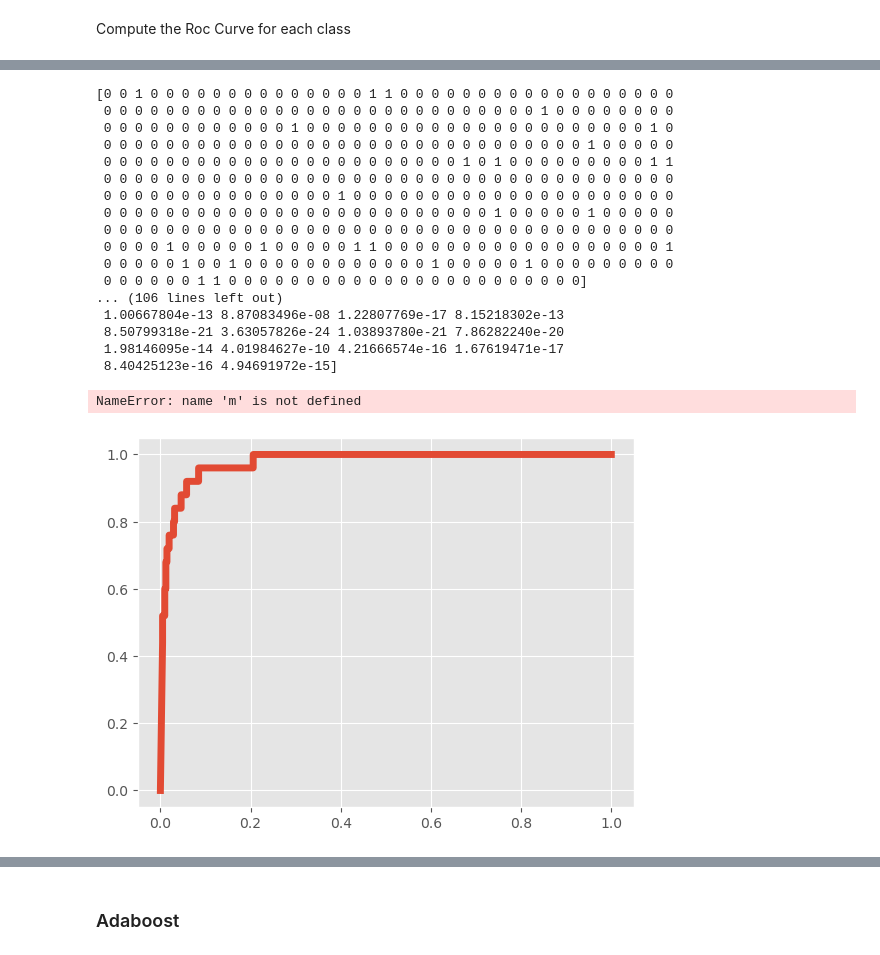
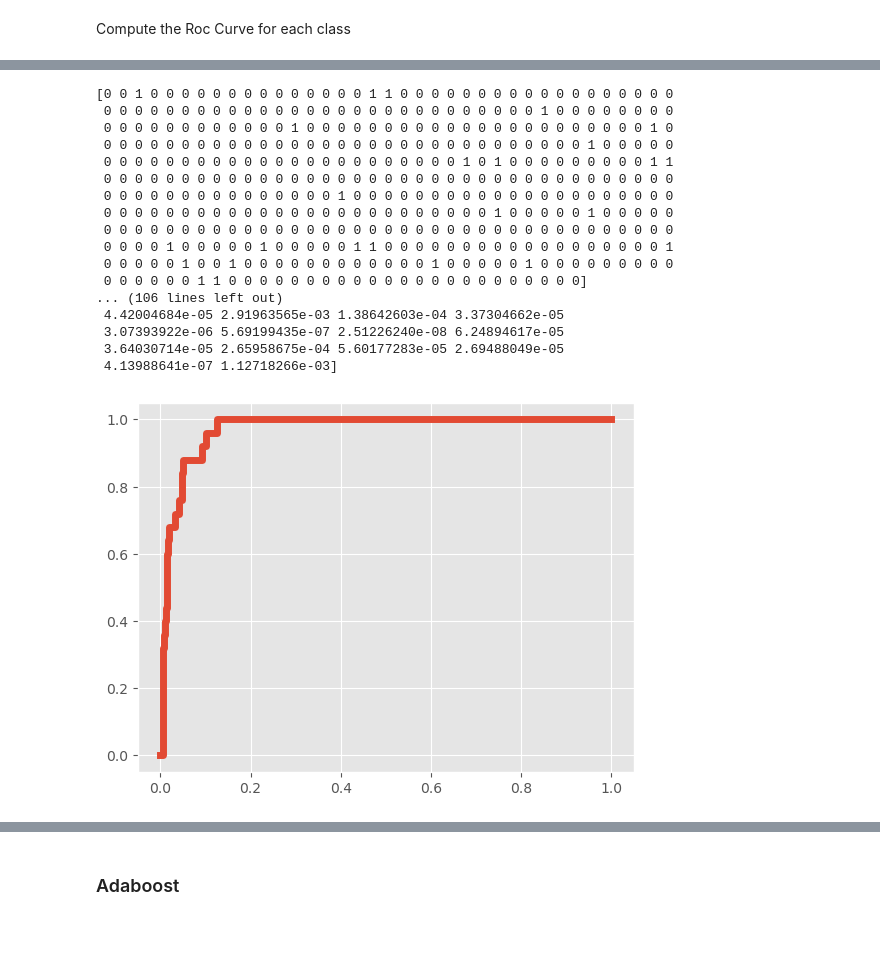
Before and after one commit to whyicn/MachineLearning, a Jupyter notebook: project.ipynb, the cells around one changed output, grey strips where cells are left out. Saved outputs shown, nothing was run; the diff lists cells and outputs as text; code cells hidden in the pictures.

```diff
--- a/project.ipynb
+++ b/project.ipynb
@@ -422,7 +476,6 @@ def make_confusion_matrix(cf, categories='auto', cbar=True, cmap='Blues', title=
     if title:
         plt.title(title)
 # %%
-X = housePrice.drop('PriceLabel', axis=1)
 from sklearn.model_selection import KFold
 from sklearn.ensemble import RandomForestClassifier
 from sklearn.metrics import accuracy_score
@@ -437,14 +490,16 @@ ohe = OneHotEncoder()
 X_encoded = ohe.fit_transform(X)
 X = X_encoded
 
-
 kf = KFold(n_splits=5)
 # the n_estimators parameter specifies the number of decision trees in the random forest
 rfc = RandomForestClassifier(n_estimators=30)
 best_score = 0
+
+
 for train_index, test_index in kf.split(X):
+    y_train, y_test = y.iloc[train_index], y.iloc[test_index]
     X_train, X_test = X[train_index], X[test_index]
-    y_train, y_test = y[train_index], y[test_index]
+
     rfc.fit(X_train, y_train)
     y_pred = rfc.predict(X_test)
     score=accuracy_score(y_test, y_pred)
@@ -559,0 +560,28 @@ plt.show()
+# %%
+from sklearn.metrics import roc_curve
+from sklearn.metrics import auc
+
+one_hot_encoding = np.array(pd.get_dummies(y_test, columns = ['PriceLabel']))
+
+fpr = dict()
+tpr = dict()
+roc_auc = dict()
+
+for i in range(len(np.unique(y))):
+    plt.figure()
+
+    fpr[i], tpr[i], _ = roc_curve(one_hot_encoding[:, i], model.predict_proba(X_test)[:, i])
+
+    roc_auc[i] = auc(fpr[i], tpr[i])
+
+    plt.plot(fpr[i], tpr[i], lw=5, label="Random Forest" + f' (area = {roc_auc[i]:.2f})')
+
+    plt.plot([0, 1], [0, 1], lw=2, linestyle='--')
+    plt.xlim([0.0, 1.0])
+    plt.ylim([0.0, 1.0])
+    plt.xlabel('False Positive Rate')
+    plt.ylabel('True Positive Rate')
+    plt.title('Class = ' + str(np.unique(y)[i]))
+    plt.legend(loc='lower right')
+
+    plt.show()
@@ -591,7 +623,7 @@ mlp = MLPClassifier(hidden_layer_sizes=(5,5),
                         activation='relu',
                         random_state=1,
                         alpha=0.030888435964774818,
-                        max_iter=500,
+                        max_iter=1000,
                         solver='sgd',
                         tol=1e-5,
                         learning_rate_init=0.1,
@@ -601,6 +633,8 @@ mlp.fit(X_train,y_train)
 
 predict_train_mlp = mlp.predict(X_train)
 predict_test_mlp = mlp.predict(X_test)
+
+models.append(("Neural Network", mlp, mlp.predict_proba(X_test), y_test, mlp.predict(X_test)))
 # %%
 from sklearn.metrics import classification_report
 print("PREDICTION TRAINING SET")
@@ -702,42 +753,41 @@ for i in range(len(np.unique(y))):
 fpr = dict()
 tpr = dict()
 roc_auc = dict()
-
+m = 0
 for i in range(len(np.unique(y))):
     plt.figure()
 
     fpr[i], tpr[i], _ = roc_curve(one_hot_encoding[:, i], probs["Neural Network"][:, i])
 
     print(one_hot_encoding[:, i])
     print(probs["Neural Network"][:, i])
 
     roc_auc[i] = auc(fpr[i], tpr[i])
 
     plt.plot(fpr[i], tpr[i], lw=5, label="" + f' (area = {roc_auc[i]:.2f})')
     m += 1
 
     if m==2:
         break
     break
 # %% [output]
 [0 0 1 0 0 0 0 0 0 0 0 0 0 0 0 0 0 1 1 0 0 0 0 0 0 0 0 0 0 0 0 0 0 0 0 0 0
  0 0 0 0 0 0 0 0 0 0 0 0 0 0 0 0 0 0 0 0 0 0 0 0 0 0 0 0 1 0 0 0 0 0 0 0 0
  0 0 0 0 0 0 0 0 0 0 0 0 1 0 0 0 0 0 0 0 0 0 0 0 0 0 0 0 0 0 0 0 0 0 0 1 0
  0 0 0 0 0 0 0 0 0 0 0 0 0 0 0 0 0 0 0 0 0 0 0 0 0 0 0 0 0 0 0 1 0 0 0 0 0
  0 0 0 0 0 0 0 0 0 0 0 0 0 0 0 0 0 0 0 0 0 0 0 1 0 1 0 0 0 0 0 0 0 0 0 1 1
  0 0 0 0 0 0 0 0 0 0 0 0 0 0 0 0 0 0 0 0 0 0 0 0 0 0 0 0 0 0 0 0 0 0 0 0 0
  0 0 0 0 0 0 0 0 0 0 0 0 0 0 0 1 0 0 0 0 0 0 0 0 0 0 0 0 0 0 0 0 0 0 0 0 0
  0 0 0 0 0 0 0 0 0 0 0 0 0 0 0 0 0 0 0 0 0 0 0 0 0 1 0 0 0 0 0 1 0 0 0 0 0
  0 0 0 0 0 0 0 0 0 0 0 0 0 0 0 0 0 0 0 0 0 0 0 0 0 0 0 0 0 0 0 0 0 0 0 0 0
  0 0 0 0 1 0 0 0 0 0 1 0 0 0 0 0 1 1 0 0 0 0 0 0 0 0 0 0 0 0 0 0 0 0 0 0 1
  0 0 0 0 0 1 0 0 1 0 0 0 0 0 0 0 0 0 0 0 0 1 0 0 0 0 0 1 0 0 0 0 0 0 0 0 0
  0 0 0 0 0 0 1 1 0 0 0 0 0 0 0 0 0 0 0 0 0 0 0 0 0 0 0 0 0 0 0]
 ... (106 lines left out)
- 1.00667804e-13 8.87083496e-08 1.22807769e-17 8.15218302e-13
- 8.50799318e-21 3.63057826e-24 1.03893780e-21 7.86282240e-20
- 1.98146095e-14 4.01984627e-10 4.21666574e-16 1.67619471e-17
- 8.40425123e-16 4.94691972e-15]
+ 4.42004684e-05 2.91963565e-03 1.38642603e-04 3.37304662e-05
+ 3.07393922e-06 5.69199435e-07 2.51226240e-08 6.24894617e-05
+ 3.64030714e-05 2.65958675e-04 5.60177283e-05 2.69488049e-05
+ 4.13988641e-07 1.12718266e-03]
-NameError: name 'm' is not defined
-[figure, old version]
+[figure, new version]
 # %%
 one_hot_encoding[:, 0]
```
Also changed, not shown: parts of 111 cells of this notebook.
